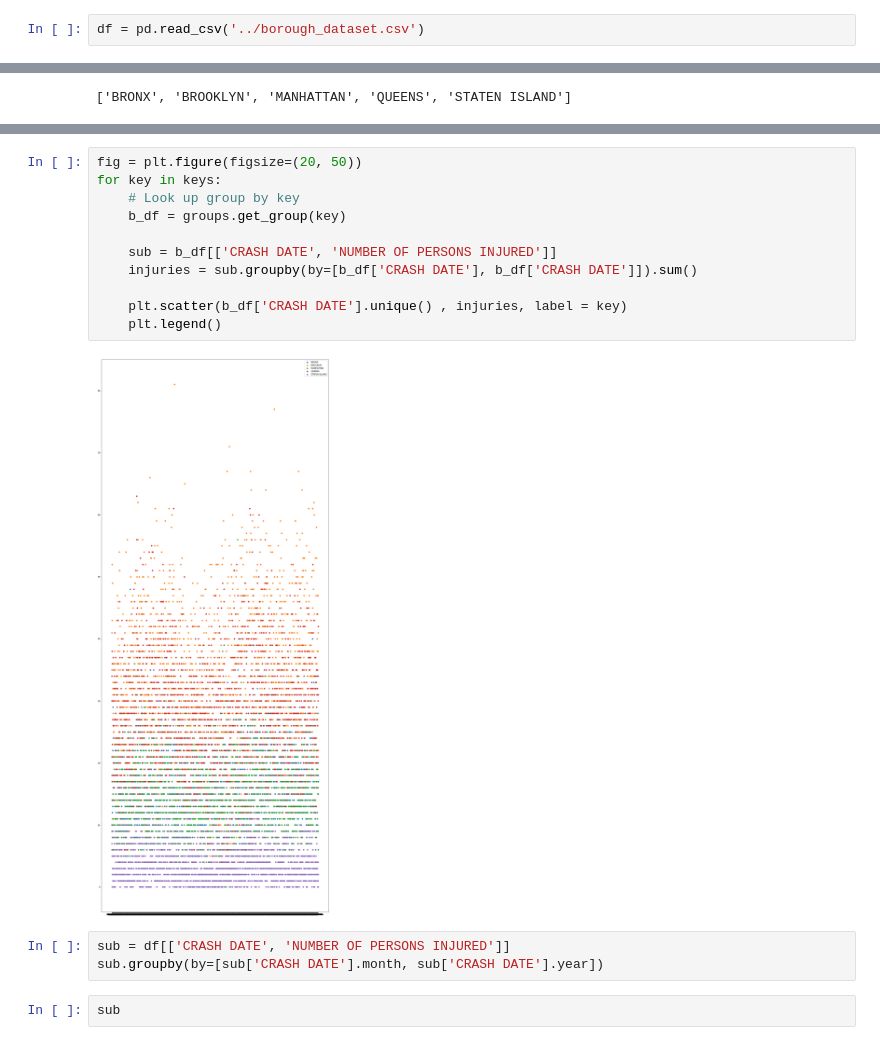
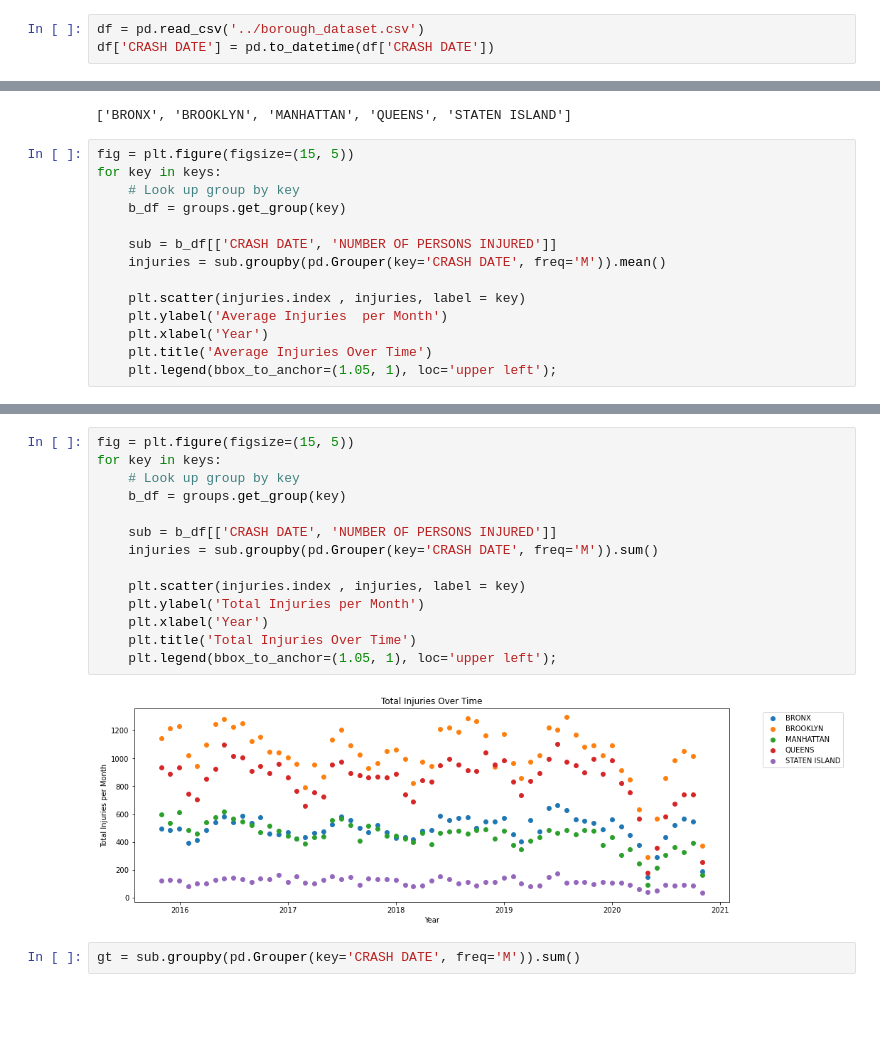
Before and after one commit to mlm52/CS301SECT101-NYC-PROJECT, a Jupyter notebook: Part3Graph-Thomas.ipynb, the cells around one changed output, grey strips where cells are left out. Saved outputs shown, nothing was run; the diff lists cells and outputs as text; blank space fills up the shorter version.

Commit message:
Grouping graph points by month

```diff
--- a/Part3Graph-Thomas.ipynb
+++ b/Part3Graph-Thomas.ipynb
@@ -7,5 +8,6 @@ import numpy as np
 # %%
 df = pd.read_csv('../borough_dataset.csv')
+df['CRASH DATE'] = pd.to_datetime(df['CRASH DATE'])
 # %%
 df
 # %% [output]
@@ -39,3 +41,17 @@ for g in groups:
 keys
 # %% [output]
 ['BRONX', 'BROOKLYN', 'MANHATTAN', 'QUEENS', 'STATEN ISLAND']
+# %%
+fig = plt.figure(figsize=(15, 5))
+for key in keys:
+    # Look up group by key
+    b_df = groups.get_group(key)
+
+    sub = b_df[['CRASH DATE', 'NUMBER OF PERSONS INJURED']]
+    injuries = sub.groupby(pd.Grouper(key='CRASH DATE', freq='M')).mean()
+
+    plt.scatter(injuries.index , injuries, label = key)
+    plt.ylabel('Average Injuries  per Month')
+    plt.xlabel('Year')
+    plt.title('Average Injuries Over Time')
+    plt.legend(bbox_to_anchor=(1.05, 1), loc='upper left');
@@ -42,18 +60,18 @@ keys
 # %%
-fig = plt.figure(figsize=(20, 50))
+fig = plt.figure(figsize=(15, 5))
 for key in keys:
     # Look up group by key
     b_df = groups.get_group(key)
 
     sub = b_df[['CRASH DATE', 'NUMBER OF PERSONS INJURED']]
-    injuries = sub.groupby(by=[b_df['CRASH DATE'], b_df['CRASH DATE']]).sum()
+    injuries = sub.groupby(pd.Grouper(key='CRASH DATE', freq='M')).sum()
 
-    plt.scatter(b_df['CRASH DATE'].unique() , injuries, label = key)
-    plt.legend()
+    plt.scatter(injuries.index , injuries, label = key)
+    plt.ylabel('Total Injuries per Month')
+    plt.xlabel('Year')
+    plt.title('Total Injuries Over Time')
+    plt.legend(bbox_to_anchor=(1.05, 1), loc='upper left');
 # %% [output]
-[figure, old version]
+[figure, new version]
-# %%
-sub = df[['CRASH DATE', 'NUMBER OF PERSONS INJURED']]
-sub.groupby(by=[sub['CRASH DATE'].month, sub['CRASH DATE'].year])
-# %%
-sub
+# %%
+gt = sub.groupby(pd.Grouper(key='CRASH DATE', freq='M')).sum()
```
Also changed, not shown: parts of 5 cells of this notebook.
